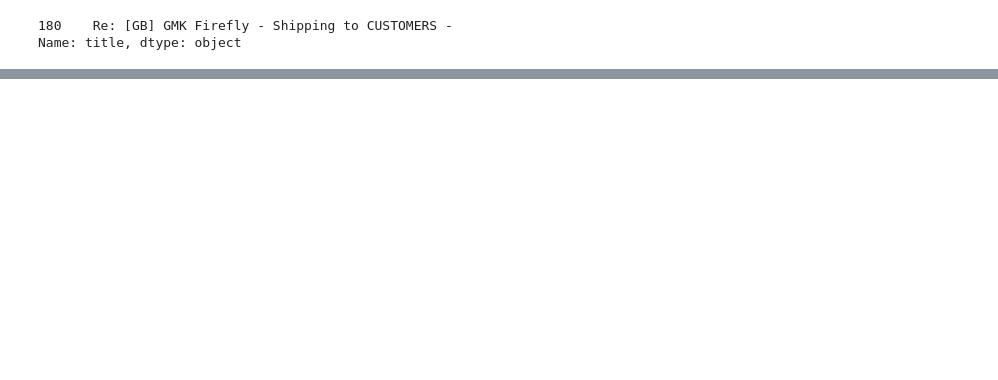
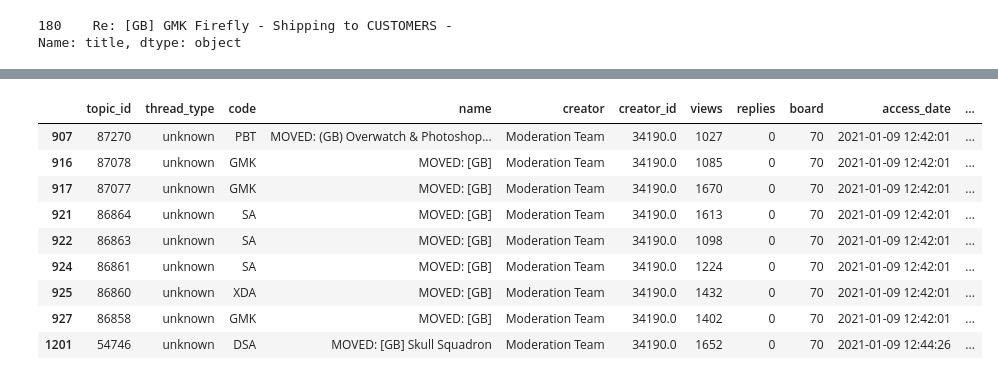
Before and after one commit to mattsalinero/mechanalysis, a Jupyter notebook: mechexplore.ipynb, the cells around one changed output, grey strips where cells are left out. Cells and saved outputs as stored; diff of their text form; code cells hidden in the pictures; blank space fills up the shorter version.

```diff
--- a/mechexplore.ipynb
+++ b/mechexplore.ipynb
@@ -109,0 +145,13 @@ capdf.sort_values('replies', ascending=False).head(10)
+# %%
+capdf[capdf['creator'] == 'Moderation Team'].head(10)
+# %% [output]
+|  | topic_id | thread_type | code | name | creator | creator_id | views | replies | board | access_date | ... |
+| 907 | 87270 | unknown | PBT | MOVED: (GB) Overwatch & Photoshop... | Moderation Team | 34190.0 | 1027 | 0 | 70 | 2021-01-09 12:42:01 | ... |
+| 916 | 87078 | unknown | GMK | MOVED: [GB] | Moderation Team | 34190.0 | 1085 | 0 | 70 | 2021-01-09 12:42:01 | ... |
+| 917 | 87077 | unknown | GMK | MOVED: [GB] | Moderation Team | 34190.0 | 1670 | 0 | 70 | 2021-01-09 12:42:01 | ... |
+| 921 | 86864 | unknown | SA | MOVED: [GB] | Moderation Team | 34190.0 | 1613 | 0 | 70 | 2021-01-09 12:42:01 | ... |
+| 922 | 86863 | unknown | SA | MOVED: [GB] | Moderation Team | 34190.0 | 1098 | 0 | 70 | 2021-01-09 12:42:01 | ... |
+| 924 | 86861 | unknown | SA | MOVED: [GB] | Moderation Team | 34190.0 | 1224 | 0 | 70 | 2021-01-09 12:42:01 | ... |
+| 925 | 86860 | unknown | XDA | MOVED: [GB] | Moderation Team | 34190.0 | 1432 | 0 | 70 | 2021-01-09 12:42:01 | ... |
+| 927 | 86858 | unknown | GMK | MOVED: [GB] | Moderation Team | 34190.0 | 1402 | 0 | 70 | 2021-01-09 12:42:01 | ... |
+| 1201 | 54746 | unknown | DSA | MOVED: [GB] Skull Squadron | Moderation Team | 34190.0 | 1652 | 0 | 70 | 2021-01-09 12:44:26 | ... |
```
Also changed, not shown: parts of 9 cells of this notebook, 5 other files.
